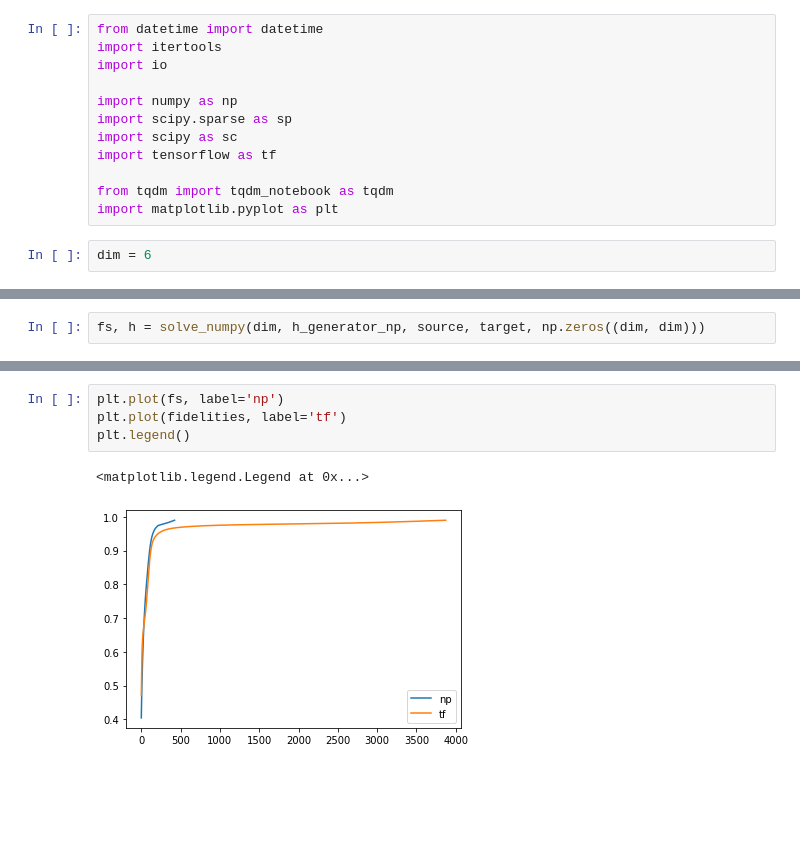
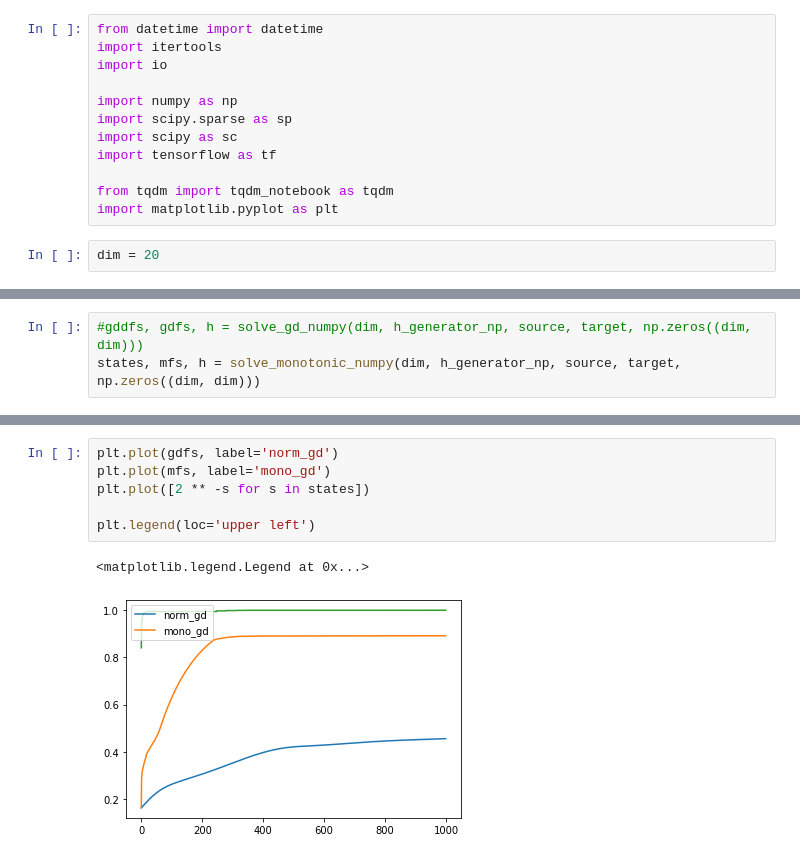
Before and after one commit to sesajad/quantum-state-construction, a Jupyter notebook: code/visualize_optimization.ipynb, the cells around one changed output, grey strips where cells are left out. Cells and saved outputs as stored; diff of their text form; blank space fills up the shorter version.

Commit message:
add monotonic_gd optimizer

```diff
--- a/code/visualize_optimization.ipynb
+++ b/code/visualize_optimization.ipynb
@@ -13,7 +13,7 @@ import tensorflow as tf
 from tqdm import tqdm_notebook as tqdm
 import matplotlib.pyplot as plt
 # %%
-dim = 6
+dim = 20
 # %%
 def h_generator_tf(batch_size):
     def generate_parametric(n, dv_lambda, name):
@@ -113,4 +164,5 @@ def solve_numpy(dim, h_generator, source, target, start):
 # %%
-fs, h = solve_numpy(dim, h_generator_np, source, target, np.zeros((dim, dim)))
+#gddfs, gdfs, h = solve_gd_numpy(dim, h_generator_np, source, target, np.zeros((dim, dim)))
+states, mfs, h = solve_monotonic_numpy(dim, h_generator_np, source, target,  np.zeros((dim, dim)))
 # %% [output]
 [interactive output not drawn]
@@ -117,7 +170,9 @@ fs, h = solve_numpy(dim, h_generator_np, source, target, np.zeros((dim, dim)))
 # %%
-plt.plot(fs, label='np')
-plt.plot(fidelities, label='tf')
-plt.legend()
+plt.plot(gdfs, label='norm_gd')
+plt.plot(mfs, label='mono_gd')
+plt.plot([2 ** -s for s in states])
+
+plt.legend(loc='upper left')
 # %% [output]
 <matplotlib.legend.Legend at 0x...>
-[figure, old version]
+[figure, new version]
```
Also changed, not shown: parts of 12 cells of this notebook.
